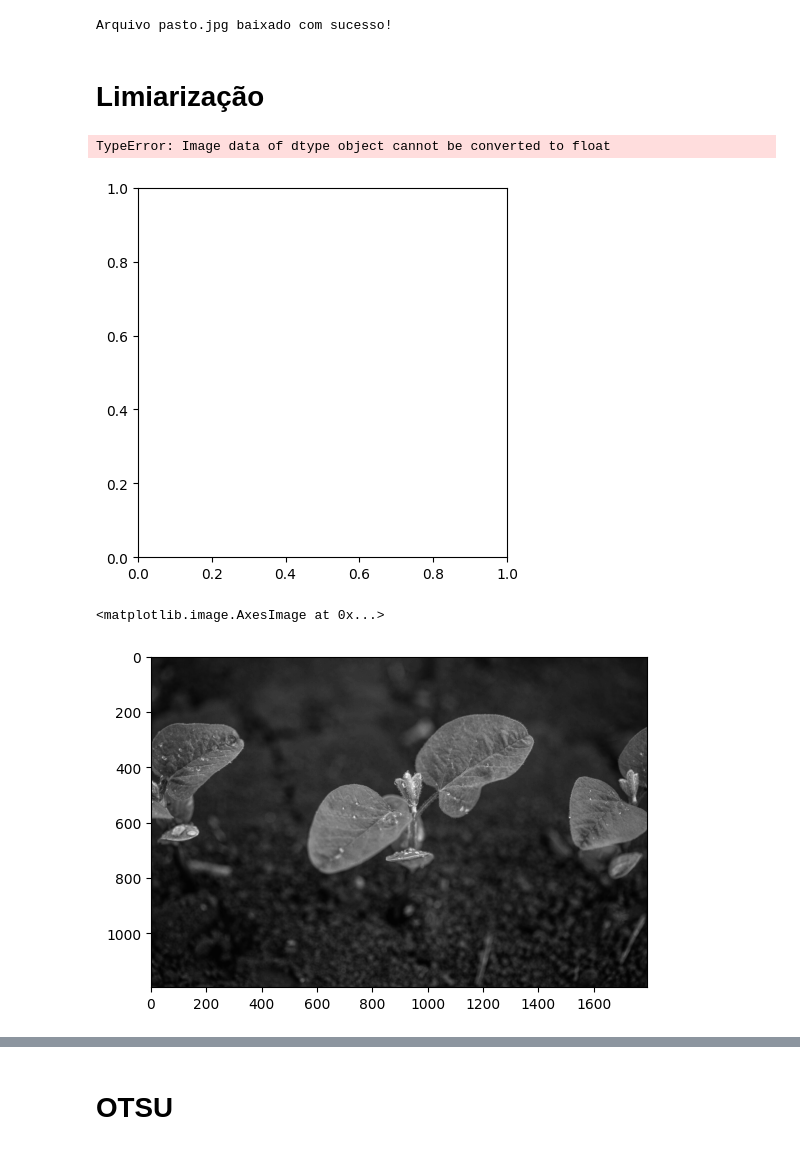
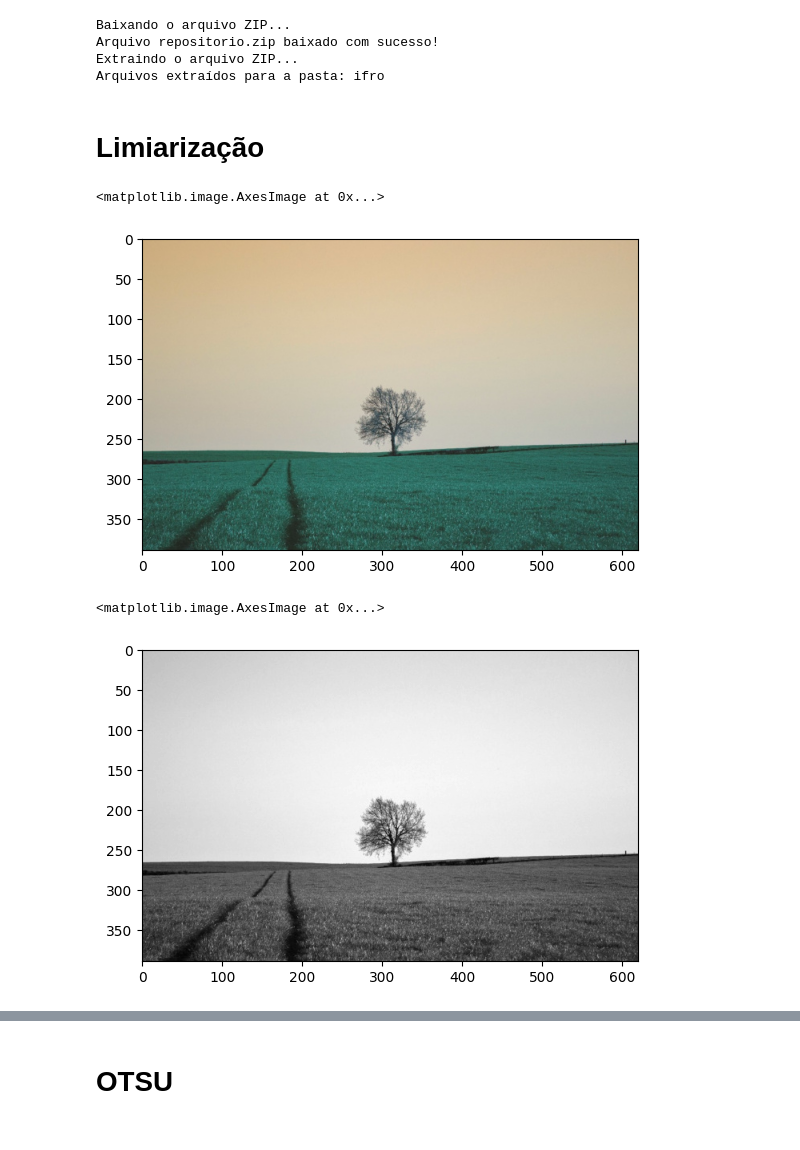
Before and after one commit to eudoxiamoura/CG-OpenCV, a Jupyter notebook: Minicurso_FundamentosCG.ipynb, the cells around one changed output, grey strips where cells are left out. Saved outputs shown, nothing was run; the diff lists cells and outputs as text; code cells hidden in the pictures.

```diff
--- a/Minicurso_FundamentosCG.ipynb
+++ b/Minicurso_FundamentosCG.ipynb
@@ -9,30 +9,45 @@ import matplotlib.pyplot as plt
 import requests
 import zipfile
 # %%
+zip_url = "https://github.com/eudoxiamoura/CG-OpenCV/raw/main/img.zip"
 
-file_url = "https://drive.google.com/file/d/1hVLD_wNsRWnRSTV2EOvnPSD53K27zNBh/view?usp=drive_link"
-file_name = "pasto.jpg"
+zip_filename = "repositorio.zip"
 
-# Baixando o arquivo
-response = requests.get(file_url)
+
+print("Baixando o arquivo ZIP...")
+response = requests.get(zip_url)
 if response.status_code == 200:
-    with open(file_name, "wb") as file:
+    with open(zip_filename, "wb") as file:
         file.write(response.content)
-    print(f"Arquivo {file_name} baixado com sucesso!")
+    print(f"Arquivo {zip_filename} baixado com sucesso!")
 else:
     print(f"Falha ao baixar o arquivo: {response.status_code}")
+
+
+extract_folder = "ifro"
+print("Extraindo o arquivo ZIP...")
+with zipfile.ZipFile(zip_filename, 'r') as zip_ref:
+    zip_ref.extractall(extract_folder)
+    print(f"Arquivos extraídos para a pasta: {extract_folder}")
+
+# Listar os arquivos extraídos
+# print("Arquivos extraídos:")
+# for root, dirs, files in os.walk(extract_folder):
+#     for name in files:
+#         print(os.path.join(root, name))
 # %% [output]
-Arquivo pasto.jpg baixado com sucesso!
+Baixando o arquivo ZIP...
+Arquivo repositorio.zip baixado com sucesso!
+Extraindo o arquivo ZIP...
+Arquivos extraídos para a pasta: ifro
 # %% [markdown]
 # Limiarização
 # %%
-#ler imagem
-img = cv2.imread('pasto.jpg')
-#mostrar imagem
+img = cv2.imread('/content/ifro/imagens/paisagem01.jpg')
 plt.imshow(img)
 # %% [output]
-TypeError: Image data of dtype object cannot be converted to float
+<matplotlib.image.AxesImage at 0x...>
-[figure, old version]
+[figure, new version]
 # %%
 #converter cinza
 gray = cv2.cvtColor(img, cv2.COLOR_BGR2GRAY)
@@ -40,5 +55,5 @@ gray = cv2.cvtColor(img, cv2.COLOR_BGR2GRAY)
 plt.imshow(gray, cmap='gray')
 # %% [output]
 <matplotlib.image.AxesImage at 0x...>
-[figure, old version]
+[figure, new version]
 # %%
```
Also changed, not shown: parts of 7 cells of this notebook.
